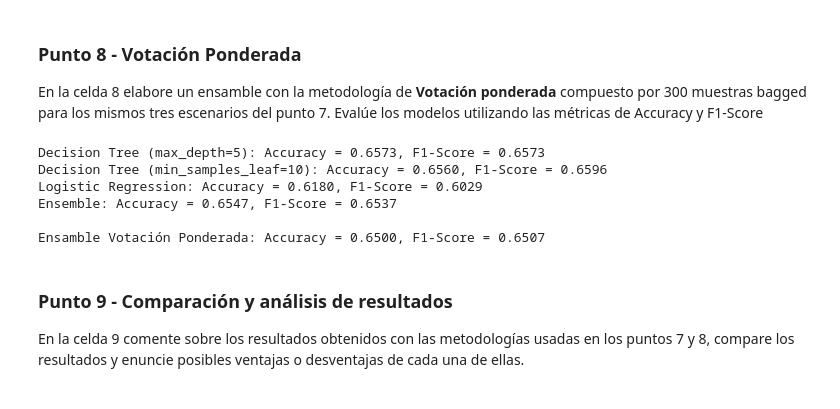
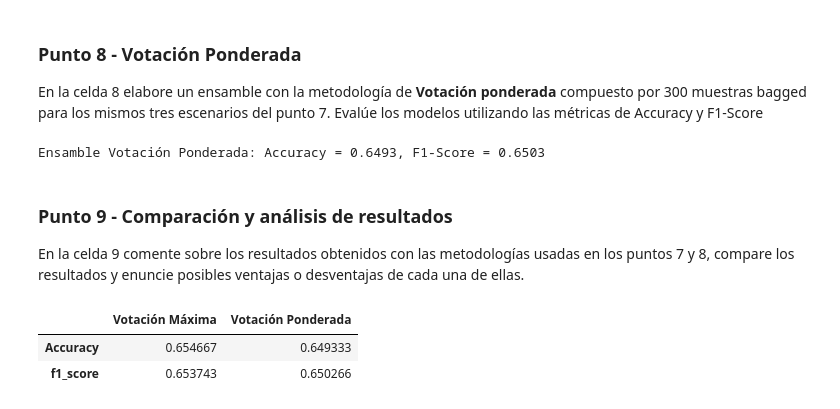
Before and after one commit to ClauBaqueroRico/CbR, a Jupyter notebook: S1TC1_arboles_ensamblajesCBR.ipynb, the cells around one changed output. Drawn from its saved outputs; the diff is of its cells as text; code cells hidden in the pictures.

```diff
--- a/S1TC1_arboles_ensamblajesCBR.ipynb
+++ b/S1TC1_arboles_ensamblajesCBR.ipynb
@@ -486,14 +496,15 @@ X_train, X_test, y_train, y_test = train_test_split(X2, y2, random_state=1)
 En la celda 6 construya un árbol de decisión y una regresión logística. Para el árbol calibre al menos un parámetro y evalúe el desempeño de cada modelo usando las métricas de Accuracy y F1-Score.
 # %%
 # Celda 6
+from sklearn.metrics import accuracy_score, f1_score
+from sklearn.linear_model import LogisticRegression
 
-from sklearn.metrics import accuracy_score, f1_score
 #Modelo arbl calibrando profundidad
 # max_depth=4 fue el mejor, se ajusta un árbol usando este valor
 
 # Definición de 4 modelos diferentes: regresión logística, árbol de decisión,Navie Bayes y k vecinos más cercanos
 models = {'linear_regression': LinearRegression(),
-          'logreg' = LogisticRegression(),
+          'logreg' : LogisticRegression(),
           'tree_decision': DecisionTreeClassifier(max_depth=50, random_state=1)}
 
 # Entrenamiento (fit) de cada modelo
@@ -531,11 +544,11 @@ Evalúe cada uno de los tres modelos de manera independiente utilizando las mét
 # %%
 # Celda 7
 from sklearn.ensemble import BaggingClassifier, VotingClassifier
-from sklearn.linear_model import LogisticRegression
+
 
 #Creación de modelos de acuerdo con las restricciones del problema:
 # Crear 100 árboles de decisión con max_depth=5 y 300 muestras bagged
-dtree1 = BaggingClassifier(DecisionTreeClassifier(max_depth=5), n_estimators=100, random_state=42)
+dtree1 = BaggingClassifier(DecisionTreeClassifier(max_depth=5), n_estimators=100, random_state=42,bootstrap=True)
 
 # Crear 100 árboles de decisión con min_samples_leaf=10 y 300 muestras bagged
 dtree2 = BaggingClassifier(DecisionTreeClassifier(min_samples_leaf=10), n_estimators=100, random_state=42)
@@ -560,9 +573,9 @@ for i, model in enumerate(models):
 # Evaluar el ensamble de modelos
 ensemble.fit(X_train, y_train)
 y_pred3 = ensemble.predict(X_test)
-acc = accuracy_score(y_test, y_pred3)
-f1 = f1_score(y_test, y_pred)
-print(f"\nEnsamble Votación mayoritaria:{model_names} Accuracy = {acc:.4f}, F1-Score = {f1:.4f}")
+acce1 = accuracy_score(y_test, y_pred3)
+f1e1 = f1_score(y_test, y_pred3)
+print(f"\nEnsamble Votación mayoritaria:{model_names} Accuracy = {acce1:.4f}, F1-Score = {f1e1:.4f}")
 # %% [output]
 Decision Tree (max_depth=5): Accuracy = 0.6573, F1-Score = 0.6573
 Decision Tree (min_samples_leaf=10): Accuracy = 0.6560, F1-Score = 0.6596
@@ -581,32 +594,29 @@ ensemble2 = VotingClassifier(estimators=[('dtree1', dtree1), ('dtree2', dtree2),
 
 # Evaluar el ensamble de modelos
 ensemble2.fit(X_train, y_train)
-y_pred3 = ensemble2.predict(X_test)
-acc = accuracy_score(y_test, y_pred4)
-f1 = f1_score(y_test, y_pred)
-print(f"\nEnsamble Votación Ponderada: Accuracy = {acc:.4f}, F1-Score = {f1:.4f}")
+y_pred4 = ensemble2.predict(X_test)
+acce2 = accuracy_score(y_test, y_pred3)
+f1e2 = f1_score(y_test, y_pred4)
+print(f"\nEnsamble Votación Ponderada: Accuracy = {acce2:.4f}, F1-Score = {f1e2:.4f}")
 # %% [output]
-Decision Tree (max_depth=5): Accuracy = 0.6573, F1-Score = 0.6573
-Decision Tree (min_samples_leaf=10): Accuracy = 0.6560, F1-Score = 0.6596
-Logistic Regression: Accuracy = 0.6180, F1-Score = 0.6029
-Ensemble: Accuracy = 0.6547, F1-Score = 0.6537
-
-Ensamble Votación Ponderada: Accuracy = 0.6500, F1-Score = 0.6507
+Ensamble Votación Ponderada: Accuracy = 0.6493, F1-Score = 0.6503
 # %% [markdown]
 ### Punto 9 - Comparación y análisis de resultados
 En la celda 9 comente sobre los resultados obtenidos con las metodologías usadas en los puntos 7 y 8, compare los resultados y enuncie posibles ventajas o desventajas de cada una de ellas.
 # %%
 # Celda 9
 
 # Crear una lista con los nombres de las filas
-filas = ['Accuracy', 'Decision Tree (min_samples_leaf=10)', 'Logistic Regression']
+filas = ['Accuracy', 'f1_score']
 
 # Crear un diccionario con los datos de las columnas
-datos = {'Votación Máxima': [mse, rmse,r2, mae],
-         'Votación Ponderada': [mse2, rmse2,r22, mae2]}
+datos = {'Votación Máxima': [acce1, f1e1],
+         'Votación Ponderada': [acce2, f1e2]}
 
 # Crear el DataFrame con los nombres de filas y columnas
-tabla = pd.DataFrame(datos, index=filas)
-
-# Imprimir la tabla
-print(tabla)
+tabla2 = pd.DataFrame(datos, index=filas)
+tabla2
+# %% [output]
+|  | Votación Máxima | Votación Ponderada |
+| Accuracy | 0.654667 | 0.649333 |
+| f1_score | 0.653743 | 0.650266 |
```
Also changed, not shown: parts of 6 cells of this notebook.
